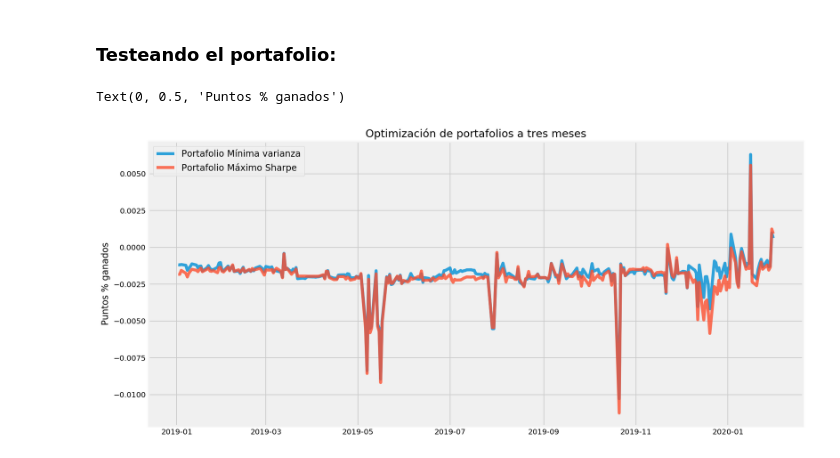
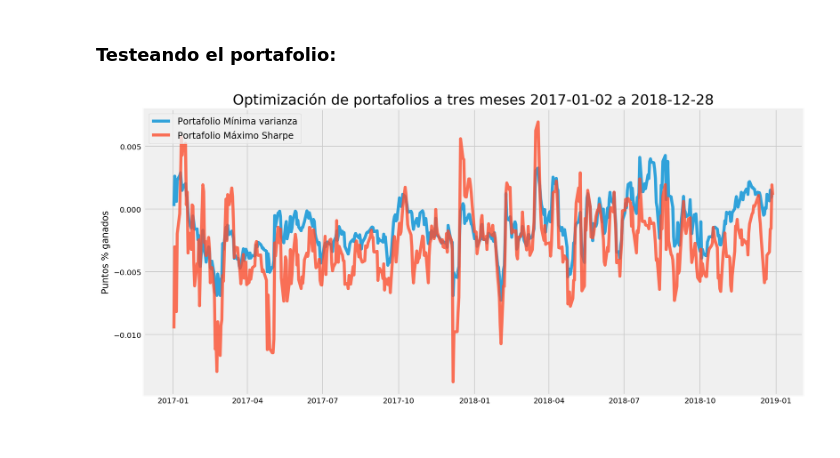
Before and after one commit to PBenavides/Practice_Notebooks, a Jupyter notebook: Finance_with_Python/Fwd_opciones_y_spot.ipynb, the cells around one changed output. Drawn from its saved outputs; the diff is of its cells as text; code cells hidden in the pictures.

```diff
--- a/Finance_with_Python/Fwd_opciones_y_spot.ipynb
+++ b/Finance_with_Python/Fwd_opciones_y_spot.ipynb
@@ -436,22 +409,26 @@ Posicion      0.0   100.0            0.0
 # %% [markdown]
 ### Testeando el portafolio:
-# %%
-#Los órdenes son: fwd, opción y sin cobertura.
-weights_min_var = varianza_minima(media_retornos,cov_matrix)['x']
-weights_max_sharpe = max_sharpe(media_retornos, cov_matrix, 0.068)['x']
 # %%
-portafolio_final_min_var = np.dot(final_df[['Forward','Opción','Sin_cobertura']],weights_min_var)
-portafolio_final_max_sharpe = np.dot(final_df[['Forward','Opción','Sin_cobertura']], weights_max_sharpe)
+def portafolio_testing(media_retornos, cov_matrix, rf, final_df):
 
-dataframe_portafolios = pd.DataFrame({'Date':final_df.index,'Portafolio Mínima varianza':portafolio_final_min_var,'Portafolio Máximo Sharpe': portafolio_final_max_sharpe}).set_index('Date')
-plt.figure(figsize=(14,7))
+    #Los órdenes son: fwd, opción y sin cobertura.
+    weights_min_var = varianza_minima(media_retornos,cov_matrix)['x']
+    weights_max_sharpe = max_sharpe(media_retornos, cov_matrix, rf)['x']
 
-for portafolio in dataframe_portafolios.columns.values:
-    plt.plot(dataframe_portafolios.index, dataframe_portafolios[portafolio], alpha=0.8, label=portafolio)
+    portafolio_final_min_var = np.dot(final_df[['Forward','Opción','Sin_cobertura']],weights_min_var)
+    portafolio_final_max_sharpe = np.dot(final_df[['Forward','Opción','Sin_cobertura']], weights_max_sharpe)
 
-plt.title('Optimización de portafolios a tres meses')
-plt.legend(loc='upper left',fontsize=12)
-plt.ylabel('Puntos % ganados')
+    dataframe_portafolios = pd.DataFrame({'Date':final_df.index,'Portafolio Mínima varianza':portafolio_final_min_var,'Portafolio Máximo Sharpe': portafolio_final_max_sharpe}).set_index('Date')
+    plt.figure(figsize=(14,7))
+
+    for portafolio in dataframe_portafolios.columns.values:
+        plt.plot(dataframe_portafolios.index, dataframe_portafolios[portafolio], alpha=0.8, label=portafolio)
+
+    plt.title('Optimización de portafolios a tres meses {} a {}'.format(str(final_df.index.min())[:-9],str(final_df.index.max()))[:-9],fontsize=19)
+    plt.legend(loc='upper left',fontsize=12)
+    plt.ylabel('Puntos % ganados')
+    plt.show()
-# %% [output]
-Text(0, 0.5, 'Puntos % ganados')
-[figure, removed]
+# %%
+portafolio_testing(media_retornos, cov_matrix, 0.068, final_df)
+# %% [output]
+[figure, added]
```
Also changed, not shown: parts of 19 cells of this notebook, 1 other file.
